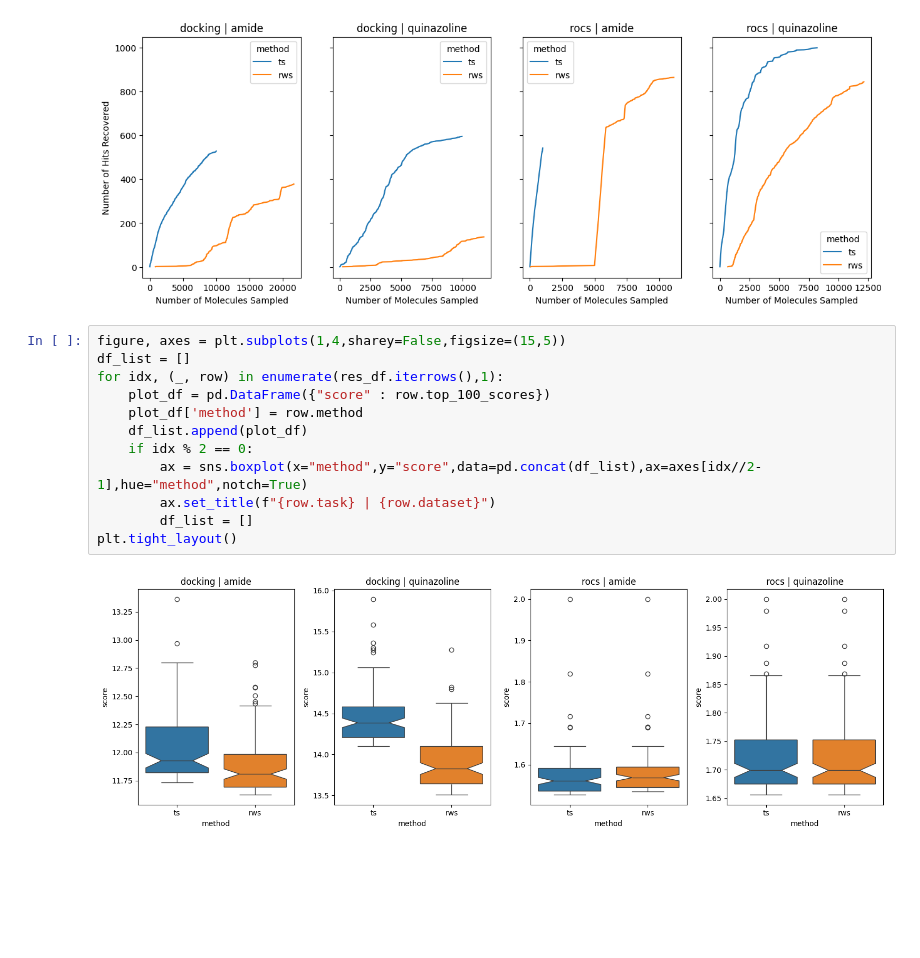
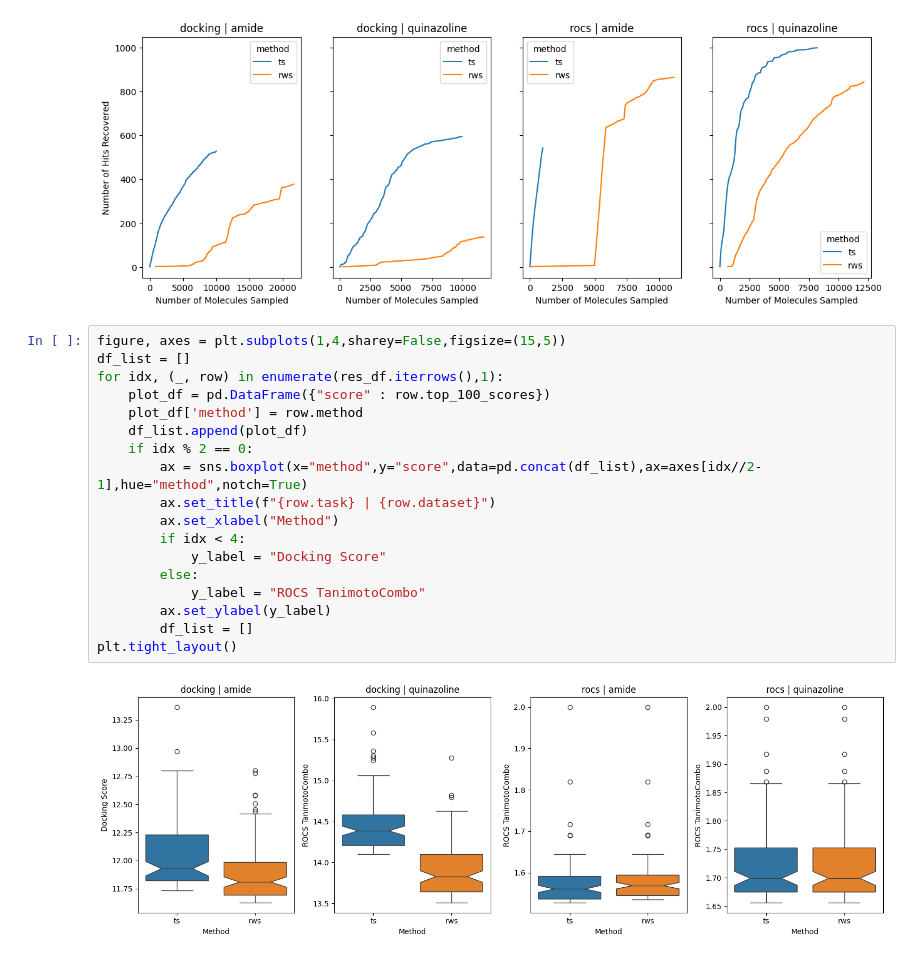
Before and after one commit to PatWalters/ts_benchmark, a Jupyter notebook: ts_analysis.ipynb, the cells around one changed output. Drawn from its saved outputs; the diff is of its cells as text; blank space fills up the shorter version.

```diff
--- a/ts_analysis.ipynb
+++ b/ts_analysis.ipynb
@@ -79,14 +79,20 @@ for idx, (_, row) in enumerate(res_df.iterrows(),1):
 # %%
 figure, axes = plt.subplots(1,4,sharey=False,figsize=(15,5))
 df_list = []
 for idx, (_, row) in enumerate(res_df.iterrows(),1):
     plot_df = pd.DataFrame({"score" : row.top_100_scores})
     plot_df['method'] = row.method
     df_list.append(plot_df)
     if idx % 2 == 0:
         ax = sns.boxplot(x="method",y="score",data=pd.concat(df_list),ax=axes[idx//2-1],hue="method",notch=True)
         ax.set_title(f"{row.task} | {row.dataset}")
+        ax.set_xlabel("Method")
+        if idx < 4:
+            y_label = "Docking Score"
+        else:
+            y_label = "ROCS TanimotoCombo"
+        ax.set_ylabel(y_label)
         df_list = []
 plt.tight_layout()
 # %% [output]
-[figure, old version]
+[figure, new version]
```
